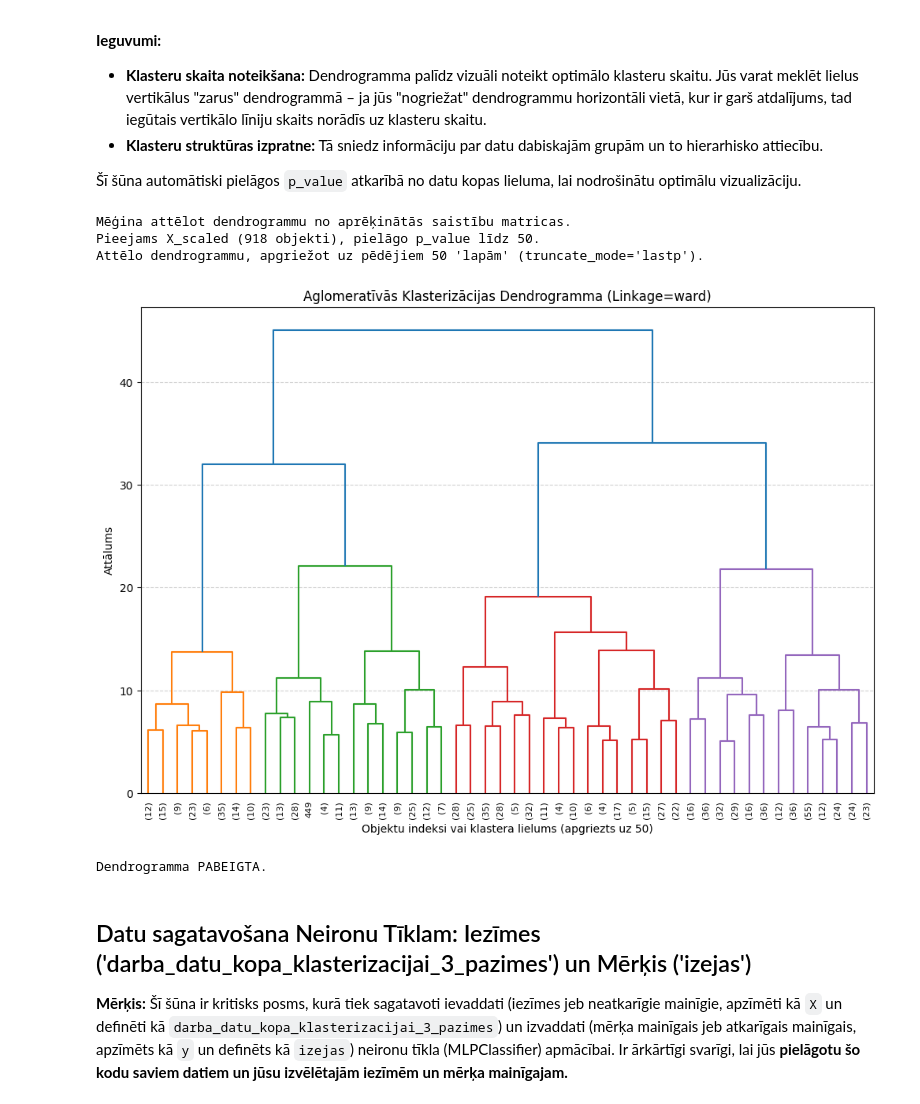
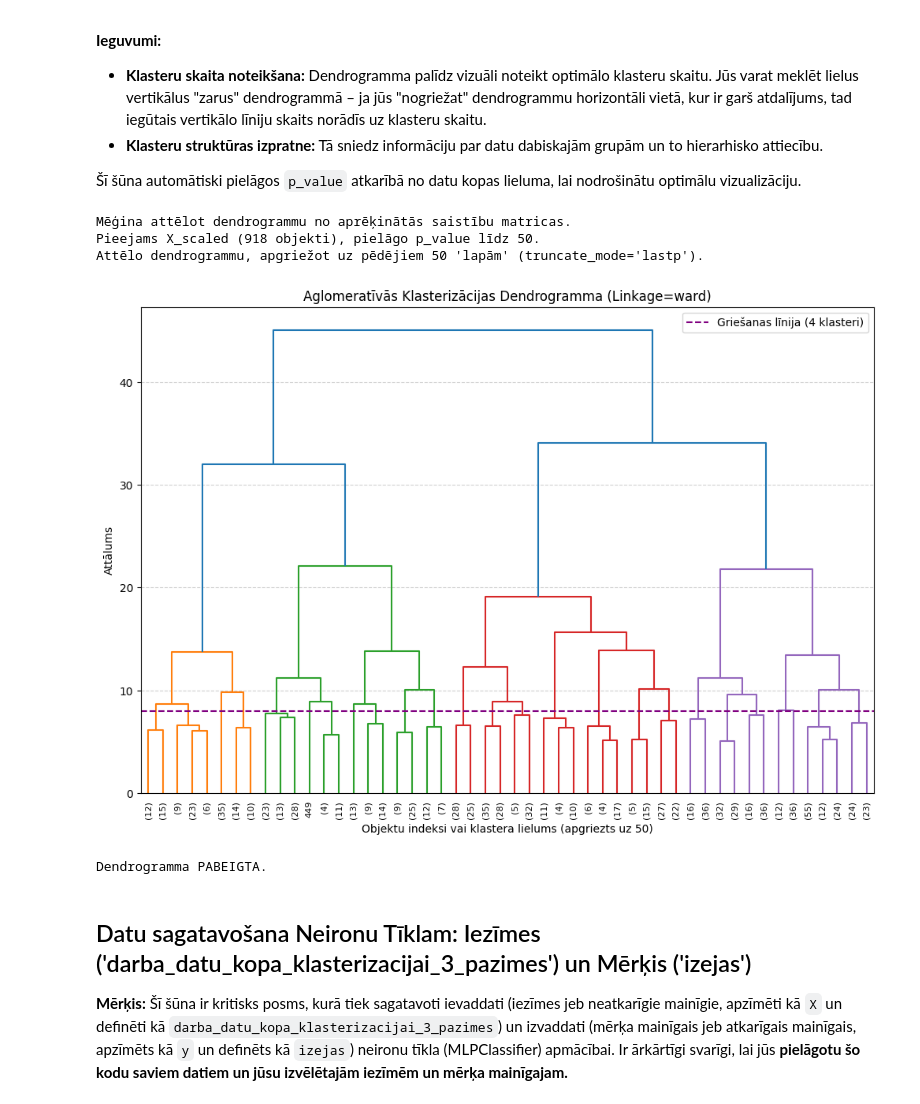
Before and after one commit to lvwonx/kf8_pr2, a Jupyter notebook: MIP_2PR.ipynb, the cells around one changed output. Cells and saved outputs as stored; diff of their text form; code cells hidden in the pictures.

```diff
--- a/MIP_2PR.ipynb
+++ b/MIP_2PR.ipynb
@@ -738,6 +738,12 @@ Klasterizācijas rezultātu attēlošana PABEIGTA.
 
 Šī šūna automātiski pielāgos `p_value` atkarībā no datu kopas lieluma, lai nodrošinātu optimālu vizualizāciju.
 # %%
+import matplotlib.pyplot as plt
+from scipy.cluster.hierarchy import dendrogram, linkage
+import numpy as np # Ensure numpy is imported
+
+# Šī šūna attēlo dendrogrammu, kas veidota, balstoties uz Hierarhiskās klasterizācijas (Aglomeratīvās) apmācības rezultātiem.
+
 if 'linkage_matrix' in locals() and linkage_matrix is not None and linkage_matrix.shape[0] > 0:
     print("Mēģina attēlot dendrogrammu no aprēķinātās saistību matricas.")
     try:
@@ -750,35 +756,54 @@ if 'linkage_matrix' in locals() and linkage_matrix is not None and linkage_matri
             print(f"Pieejams X_scaled ({X_scaled.shape[0]} objekti), pielāgo p_value līdz {p_value}.")
         else:
             p_value = min(p_value, linkage_matrix.shape[0] + 1)
             print(f"X_scaled nav pieejams, izmantojot p_value = {p_value}.")
 
         print(f"Attēlo dendrogrammu, apgriežot uz pēdējiem {p_value} 'lapām' (truncate_mode='lastp').")
 
         dendrogram(linkage_matrix,
                    truncate_mode='lastp',
                    p=p_value,
                    leaf_rotation=90.,
                    leaf_font_size=8.
                   )
 
         linkage_method_display = linkage_method if 'linkage_method' in locals() else 'Nezināma metode'
 
         plt.title(f'Aglomeratīvās Klasterizācijas Dendrogramma (Linkage={linkage_method_display})')
         plt.xlabel(f'Objektu indeksi vai klastera lielums (apgriezts uz {p_value})')
         plt.ylabel('Attālums')
         plt.grid(axis='y', linestyle='--', alpha=0.6)
-        plt.show()
+
+        # --- ŠEIT PIEVIENOJIET HORIZONTĀLO LĪNIJU KATRAM EKSPERIMENTAM ---
+        # Nomainiet "atlasītais_augstums_Y_asī" ar Y ass vērtību,
+        # pie kuras vēlaties "sagriezt" dendrogrammu.
+        # Lai iegūtu noteiktu klasteru skaitu, jums vizuāli jāpārbauda jūsu dendrogramma
+        # un jāizvēlas Y ass vērtība, kas šķērso vēlamo zaru skaitu.
+
+        # Piemērs 1: Līnija 2 klasteriem (aizvietojiet 15 ar aptuveno vērtību no jūsu dendrogrammas Y ass, kas atdala 2 galvenos zarus)
+        #plt.axhline(y=15, color='red', linestyle='--', label='Griešanas līnija (2 klasteri)')
+
+        # Piemērs 2: Līnija 3 klasteriem (aizvietojiet 10 ar aptuveno vērtību, kas atdala 3 zarus)
+        #plt.axhline(y=10, color='green', linestyle='--', label='Griešanas līnija (3 klasteri)')
+
+        # Piemērs 3: Līnija 4 klasteriem (aizvietojiet 8 ar aptuveno vērtību, kas atdala 4 zarus)
+        plt.axhline(y=8, color='purple', linestyle='--', label='Griešanas līnija (4 klasteri)')
+
+        plt.legend() # Parāda leģendu, ja pievienojāt label iepriekšējām axhline
+
+        plt.show() # Šī rinda attēlo grafiku ar visām pievienotajām līnijām.
+
         print("\nDendrogramma PABEIGTA.")
 
     except Exception as e:
         print(f"Neizdevās izveidot dendrogrammu: {e}")
 else:
     print("Dendrogramma: IZLAISTA (linkage_matrix nav pieejama no iepriekšējā klasterizācijas posma vai ir tukša).")
 # %% [output]
 Mēģina attēlot dendrogrammu no aprēķinātās saistību matricas.
 Pieejams X_scaled (918 objekti), pielāgo p_value līdz 50.
 Attēlo dendrogrammu, apgriežot uz pēdējiem 50 'lapām' (truncate_mode='lastp').
-[figure, old version]
+[figure, new version]
 Dendrogramma PABEIGTA.
 # %% [markdown]
 ## Datu sagatavošana Neironu Tīklam: Iezīmes ('darba_datu_kopa_klasterizacijai_3_pazimes') un Mērķis ('izejas')
```
Also changed, not shown: parts of 2 cells of this notebook.
